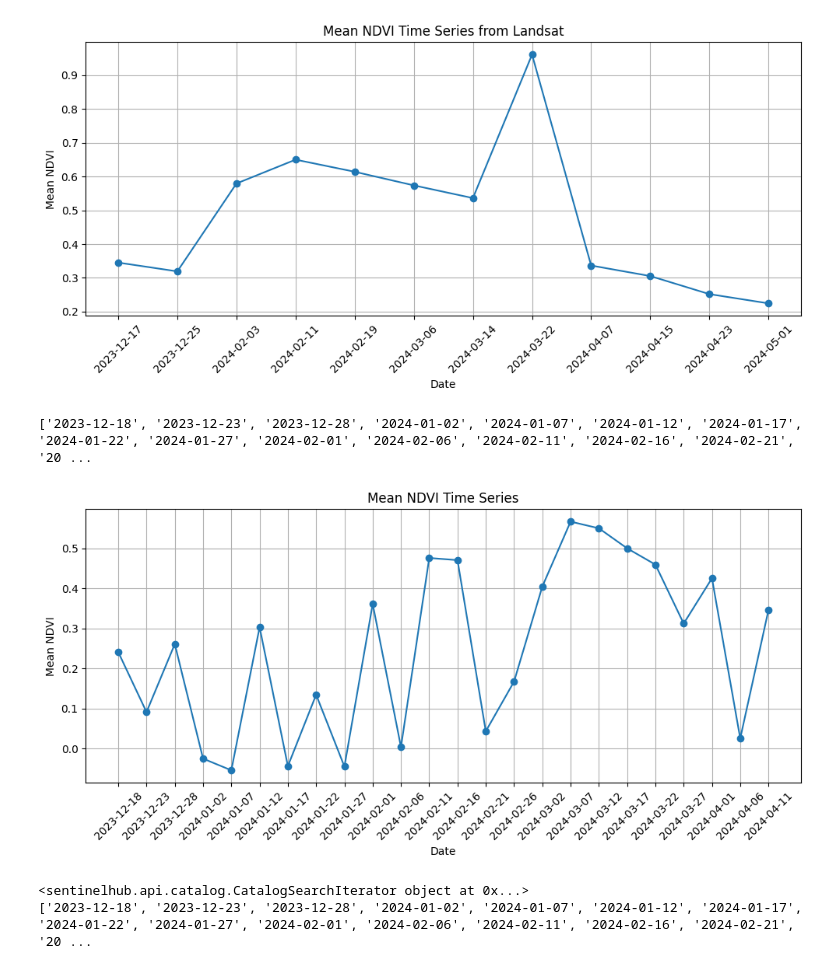
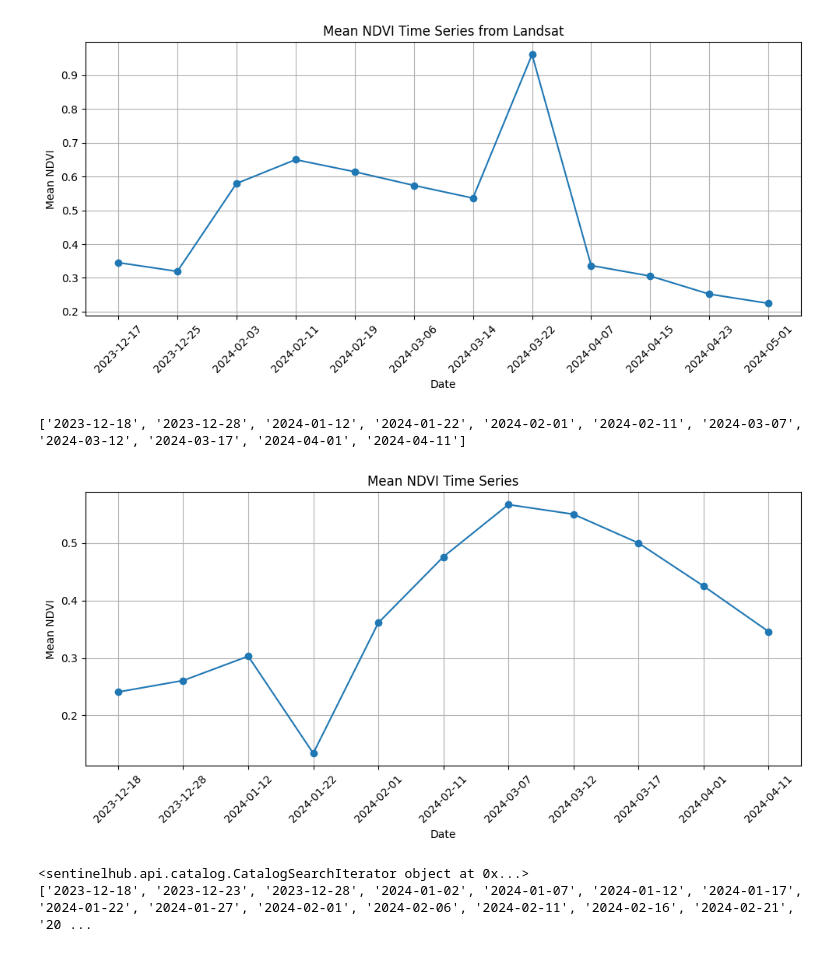
Before and after one commit to HEM2058/NDVI_Calculation_Sentinelhub, a Jupyter notebook: NDVI_calculation.ipynb, the cells around one changed output. Saved outputs shown, nothing was run; the diff lists cells and outputs as text; code cells hidden in the pictures.

```diff
--- a/NDVI_calculation.ipynb
+++ b/NDVI_calculation.ipynb
@@ -583,8 +583,10 @@ catalog = SentinelHubCatalog(config=config)
 search_results = catalog.search(
     collection=DataCollection.SENTINEL2_L2A,
     bbox=bbox,
+    filter = "eo:cloud_cover < 20",
     time=(start_date, end_date),
 )
+
 
 # Extract unique dates from search results
 dates = set()
@@ -614,35 +616,35 @@ for date in available_dates:
         responses=[
             SentinelHubRequest.output_response('default', MimeType.TIFF),  # Use TIFF format
         ],
         bbox=bbox,  # Use the calculated bounding box
         size=[512, 354],
         config=config,
     )
 
     # Fetch data from the request
     response = request.get_data()
     response_data = response[0]
 
     # Remove zero values (clipped pixels)
     response_data = response_data[response_data != 0]
 
     # Calculate mean NDVI
     mean_ndvi = np.mean(response_data)
     mean_ndvi_values.append(mean_ndvi)
 
 # Plot the mean NDVI values against the dates
 plt.figure(figsize=(10, 5))
 plt.plot(available_dates, mean_ndvi_values, marker='o')
 plt.xlabel('Date')
 plt.ylabel('Mean NDVI')
 plt.title('Mean NDVI Time Series')
 plt.grid(True)
 plt.xticks(rotation=45)
 plt.tight_layout()
 plt.show()
 # %% [output]
-['2023-12-18', '2023-12-23', '2023-12-28', '2024-01-02', '2024-01-07', '2024-01-12', '2024-01-17', '2024-01-22', '2024-01-27', '2024-02-01', '2024-02-06', '2024-02-11', '2024-02-16', '2024-02-21', '20 ...
+['2023-12-18', '2023-12-28', '2024-01-12', '2024-01-22', '2024-02-01', '2024-02-11', '2024-03-07', '2024-03-12', '2024-03-17', '2024-04-01', '2024-04-11']
-[figure, old version]
+[figure, new version]
 # %%
 import numpy as np
 import matplotlib.pyplot as plt
```
